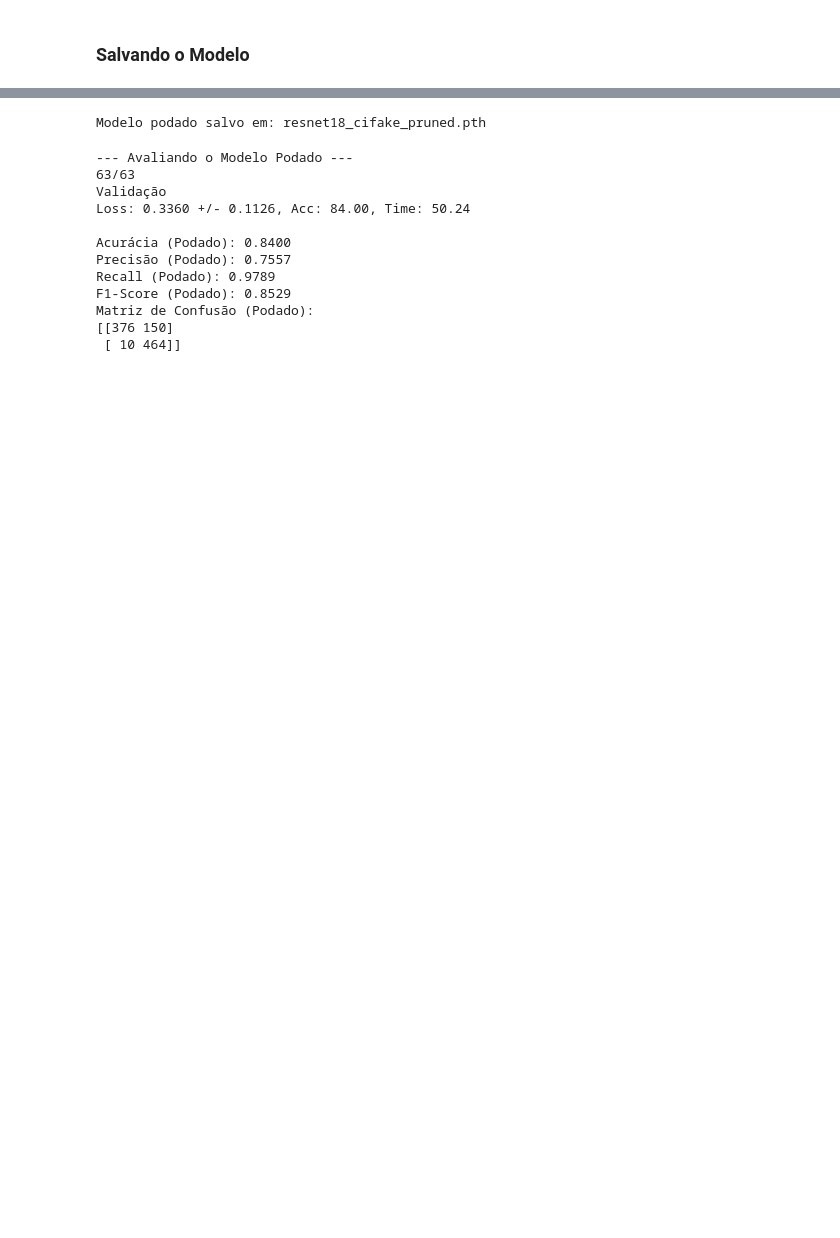
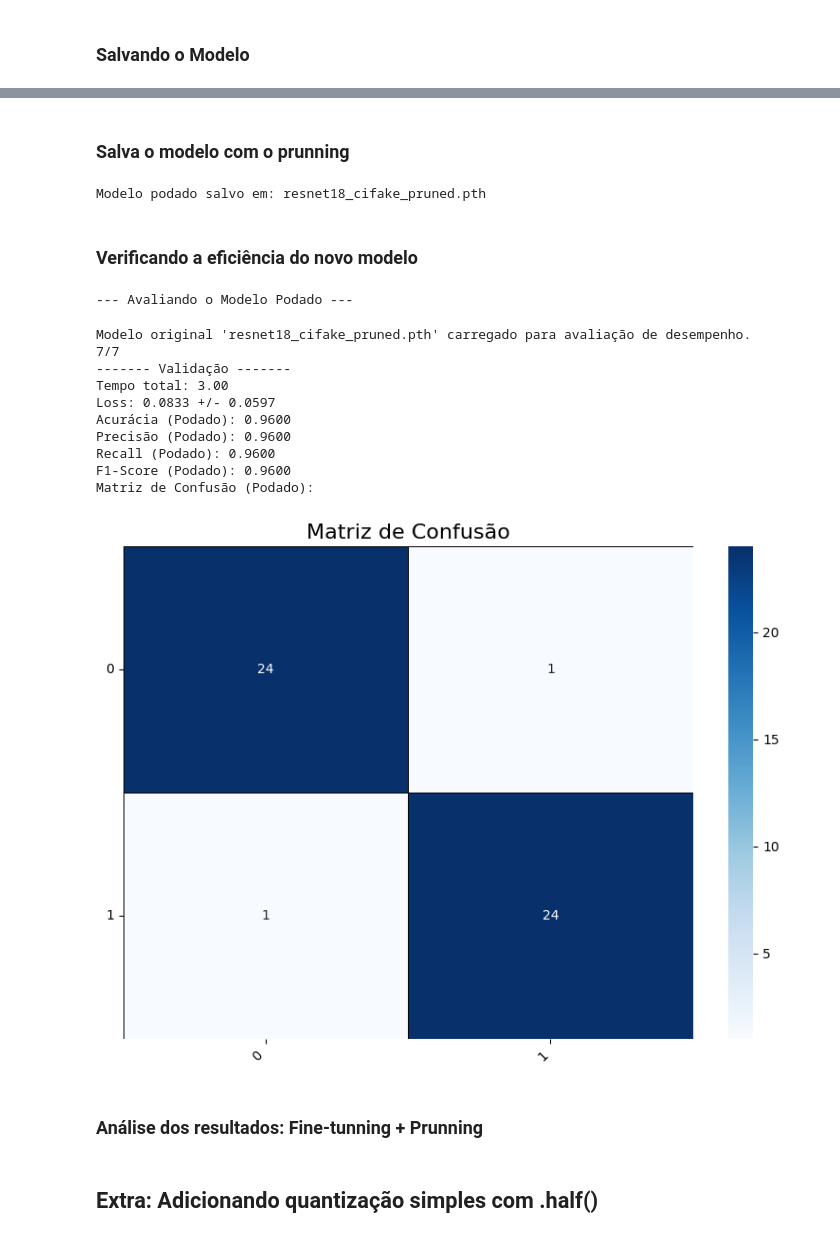
Before and after one commit to MarinaPiragibe/ia_verde_cnn, a Jupyter notebook: main.ipynb, the cells around one changed output, grey strips where cells are left out. Cells and saved outputs as stored; diff of their text form; code cells hidden in the pictures; blank space fills up the shorter version.

Commit message:
feat: prunning funcionando

```diff
--- a/main.ipynb
+++ b/main.ipynb
@@ -239,22 +249,4 @@ Modelo original salvo em: resnet50_cifake_finetuned_float32.pth
 # %%
-model = models.resnet18(weights=models.ResNet18_Weights.IMAGENET1K_V1)
-num_ftrs = model.fc.in_features
-model.fc = nn.Linear(num_ftrs, 2)
-
-device = torch.device(globals.DEVICE)
-model.to(device)
-
-# --- 2. Carregar os pesos salvos ---
-model_path_float32 = "resnet18_cifake_finetuned_float32.pth"
-
-try:
-    model.load_state_dict(torch.load(model_path_float32, map_location=device))
-    print(f"Modelo '{model_path_float32}' carregado com sucesso!")
-except FileNotFoundError:
-    print(f"Erro: O arquivo '{model_path_float32}' não foi encontrado. Verifique o caminho.")
-except Exception as e:
-    print(f"Erro ao carregar o modelo: {e}")
-
-model.eval()
+model = utils.load_model_from_file("resnet18_cifake_finetuned_float32.pth")
 print("Modelo configurado para modo de avaliação.")
 # %% [output]
@@ -315,29 +310,33 @@ Pesos removidos permanentemente para weight em Conv2d(512, 512, kernel_size=(3,
+# %% [markdown]
+### Salva o modelo com o prunning
 # %%
 model_path_pruned = "resnet18_cifake_pruned.pth"
 torch.save(pruning_model.state_dict(), model_path_pruned)
 print(f"\nModelo podado salvo em: {model_path_pruned}")
 # %% [output]
 Modelo podado salvo em: resnet18_cifake_pruned.pth
+# %% [markdown]
+### Verificando a eficiência do novo modelo
 # %%
-# --- 4. Avaliar o Modelo Podado ---
 print("\n--- Avaliando o Modelo Podado ---")
-acc_pruned, prec_pruned, rec_pruned, f1_pruned, cm_pruned, loss_pruned = validate(test_loader, pruning_model, cross_entropy_function)
-print(f"Acurácia (Podado): {acc_pruned:.4f}")
-print(f"Precisão (Podado): {prec_pruned:.4f}")
-print(f"Recall (Podado): {rec_pruned:.4f}")
-print(f"F1-Score (Podado): {f1_pruned:.4f}")
-print(f"Matriz de Confusão (Podado):\n{cm_pruned}")
+
+pruning_model = utils.load_model_from_file("resnet18_cifake_pruned.pth")
+validate(test_loader, pruning_model, cross_entropy_function)
 # %% [output]
 --- Avaliando o Modelo Podado ---
-63/63
-Validação
-Loss: 0.3360 +/- 0.1126, Acc: 84.00, Time: 50.24
-
-Acurácia (Podado): 0.8400
-Precisão (Podado): 0.7557
-Recall (Podado): 0.9789
-F1-Score (Podado): 0.8529
-Matriz de Confusão (Podado):
-[[376 150]
- [ 10 464]]
+Modelo original 'resnet18_cifake_pruned.pth' carregado para avaliação de desempenho.
+7/7
+------- Validação -------
+Tempo total: 3.00
+Loss: 0.0833 +/- 0.0597
+Acurácia (Podado): 0.9600
+Precisão (Podado): 0.9600
+Recall (Podado): 0.9600
+F1-Score (Podado): 0.9600
+Matriz de Confusão (Podado):
+[figure, added]
+# %% [markdown]
+### Análise dos resultados: Fine-tunning + Prunning
+# %% [markdown]
+## Extra: Adicionando quantização simples com .half()
 # %%
```
Also changed, not shown: parts of 16 cells of this notebook, 12 other files.
